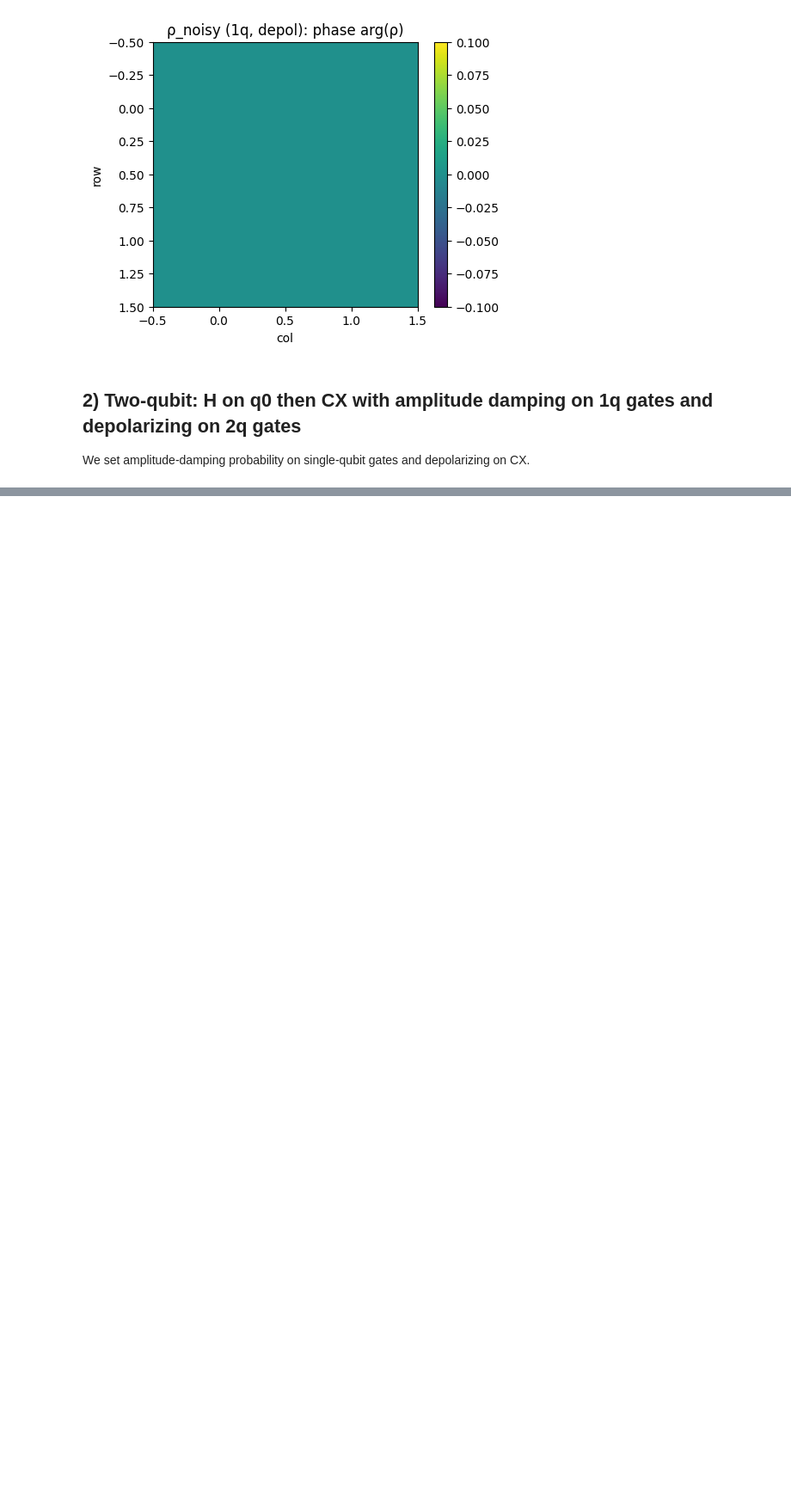
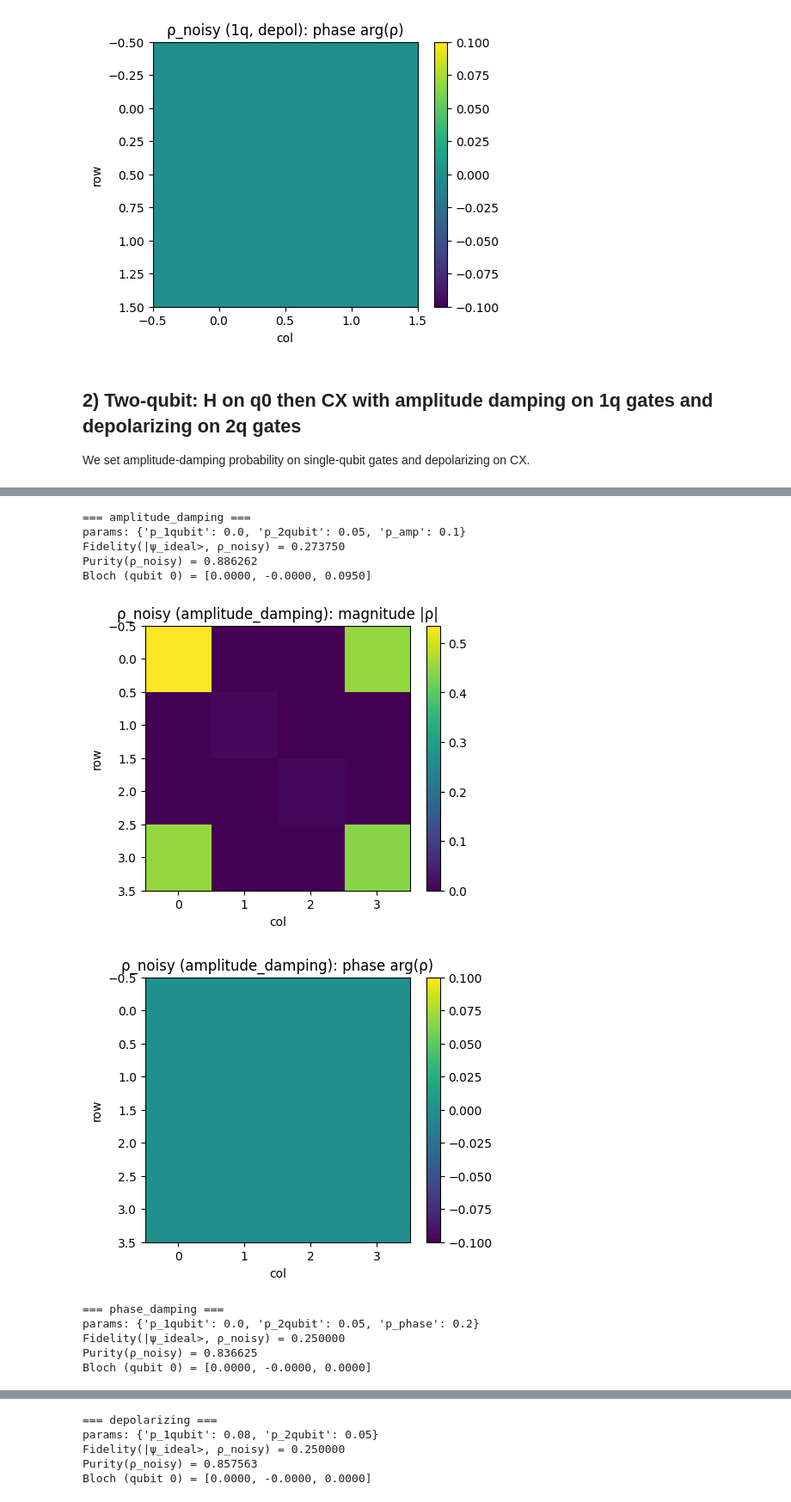
Before and after one commit to debasmita2102/qml-playground-noisy-qamp, a Jupyter notebook: app/backends/Demo.ipynb, the cells around one changed output, grey strips where cells are left out. Shown: that part at 86% size. Saved outputs shown, nothing was run; the diff lists cells and outputs as text; code cells hidden in the pictures; blank space fills up the shorter version.

```diff
--- a/app/backends/Demo.ipynb
+++ b/app/backends/Demo.ipynb
@@ -288,0 +243,49 @@ If you'd like, I can add a cell that **composes** amplitude damping with depolar
+# %%
+
+# --- build the 2-qubit circuit ---
+qc = QuantumCircuit(2)
+qc.h(0)
+qc.cx(0, 1)
+
+rho_ideal = simulate_ideal_density(qc)
+psi_plus0 = np.array([1.0, 1.0], dtype=np.complex128) / np.sqrt(2)
+psi_ideal = np.kron(psi_plus0, np.array([1.0, 0.0], dtype=np.complex128))
+
+scenarios = [
+    ("amplitude_damping", dict(p_1qubit=0.0, p_2qubit=0.05, p_amp=0.1)),
+    ("phase_damping",     dict(p_1qubit=0.0, p_2qubit=0.05, p_phase=0.2)),
+    ("depolarizing",      dict(p_1qubit=0.08, p_2qubit=0.05)),
+]
+
+for kind, params in scenarios:
+    ne = NoiseExtractor(error_kind=kind, **params)
+    rho_noisy = ne.simulate_circuit(qc)
+
+    assert is_density_matrix(rho_noisy), f"result not a density matrix for {kind}"
+
+    fid = fidelity_pure(psi_ideal, rho_noisy)
+    pur = purity(rho_noisy)
+
+    rho0 = reduced_density(rho_noisy, n_qubits=2, keep=0)
+    bloch0 = bloch_from_density_1q(rho0)
+
+    print(f"=== {kind} ===")
+    print("params:", params)
+    print(f"Fidelity(|ψ_ideal>, ρ_noisy) = {fid:.6f}")
+    print(f"Purity(ρ_noisy) = {pur:.6f}")
+    print(f"Bloch (qubit 0) = [{bloch0[0]:.4f}, {bloch0[1]:.4f}, {bloch0[2]:.4f}]")
+
+    show_density_heatmaps(rho_noisy, title_prefix=f"ρ_noisy ({kind})")
+# %% [output]
+=== amplitude_damping ===
+params: {'p_1qubit': 0.0, 'p_2qubit': 0.05, 'p_amp': 0.1}
+Fidelity(|ψ_ideal>, ρ_noisy) = 0.273750
+Purity(ρ_noisy) = 0.886262
+Bloch (qubit 0) = [0.0000, -0.0000, 0.0950]
+[figure, added]
+[figure, added]
+=== phase_damping ===
+params: {'p_1qubit': 0.0, 'p_2qubit': 0.05, 'p_phase': 0.2}
+Fidelity(|ψ_ideal>, ρ_noisy) = 0.250000
+Purity(ρ_noisy) = 0.836625
+Bloch (qubit 0) = [0.0000, -0.0000, 0.0000]
@@ -288,0 +294,5 @@ If you'd like, I can add a cell that **composes** amplitude damping with depolar
+=== depolarizing ===
+params: {'p_1qubit': 0.08, 'p_2qubit': 0.05}
+Fidelity(|ψ_ideal>, ρ_noisy) = 0.250000
+Purity(ρ_noisy) = 0.857563
+Bloch (qubit 0) = [0.0000, -0.0000, 0.0000]
```
Also changed, not shown: parts of 6 cells of this notebook, 2 other files.
